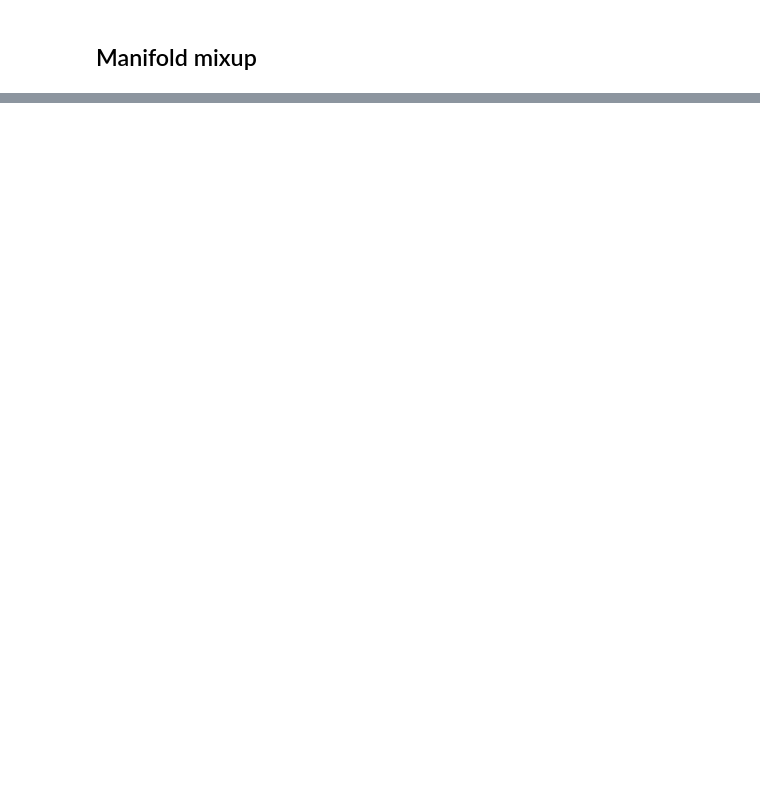
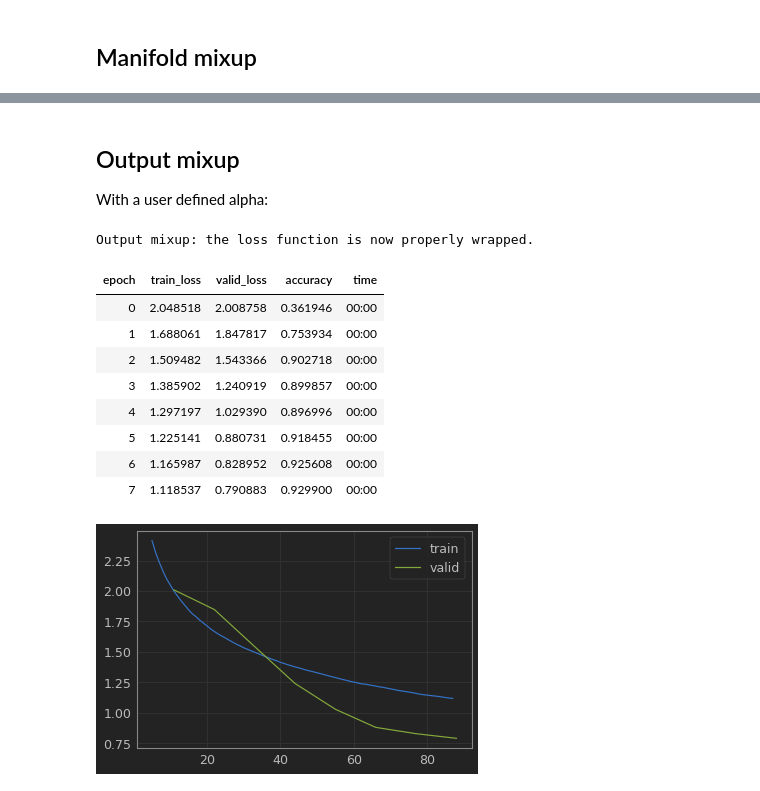
Before and after one commit to nestordemeure/ManifoldMixupV2, a Jupyter notebook: Demo.ipynb, the cells around one changed output, grey strips where cells are left out. Cells and saved outputs as stored; diff of their text form; code cells hidden in the pictures; blank space fills up the shorter version.

```diff
--- a/Demo.ipynb
+++ b/Demo.ipynb
@@ -79 +79,21 @@ Manifold mixup: no known network structure detected, 8 modules will be used for
+# %% [markdown]
+## Output mixup
+With a user defined alpha:
+# %%
+model = simple_cnn()
+learn = Learner(databunch, model, metrics=accuracy, cbs=OutputMixup(alpha=0.4))
+learn.fit(8)
+learn.recorder.plot_loss()
+# %% [output]
+Output mixup: the loss function is now properly wrapped.
+| epoch | train_loss | valid_loss | accuracy | time |
+| 0 | 2.048518 | 2.008758 | 0.361946 | 00:00 |
+| 1 | 1.688061 | 1.847817 | 0.753934 | 00:00 |
+| 2 | 1.509482 | 1.543366 | 0.902718 | 00:00 |
+| 3 | 1.385902 | 1.240919 | 0.899857 | 00:00 |
+| 4 | 1.297197 | 1.029390 | 0.896996 | 00:00 |
+| 5 | 1.225141 | 0.880731 | 0.918455 | 00:00 |
+| 6 | 1.165987 | 0.828952 | 0.925608 | 00:00 |
+| 7 | 1.118537 | 0.790883 | 0.929900 | 00:00 |
+[figure, added]
 # %% [markdown]
```
Also changed, not shown: parts of 9 cells of this notebook, 2 other files.
